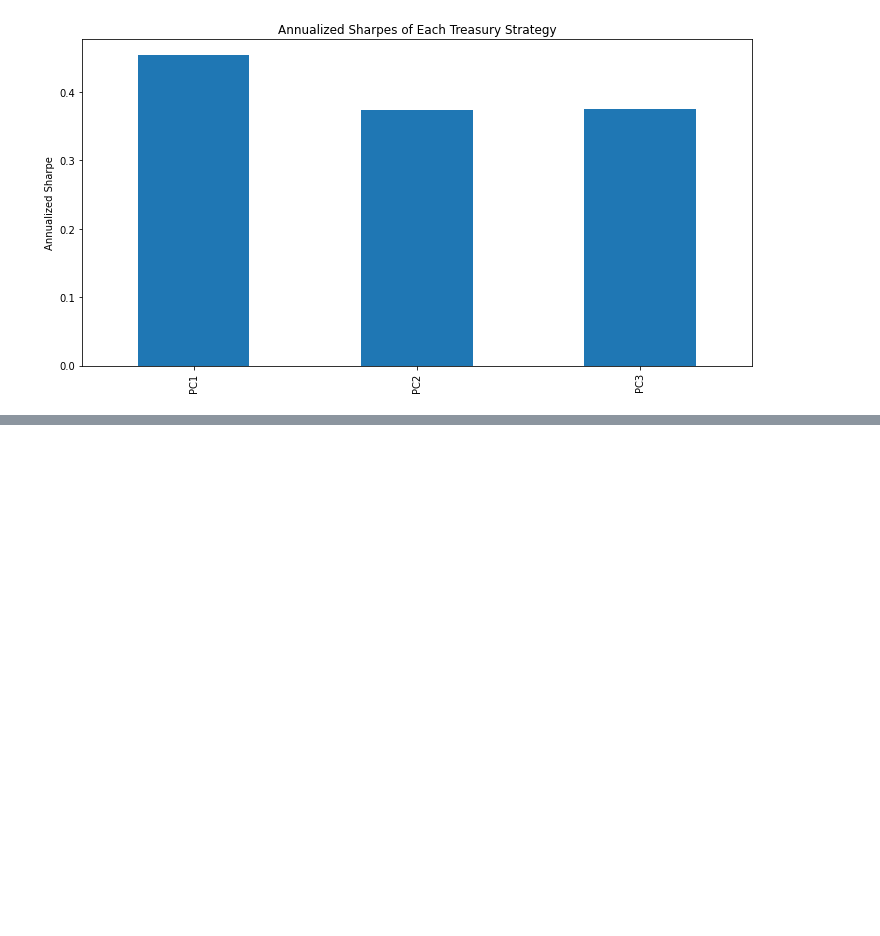
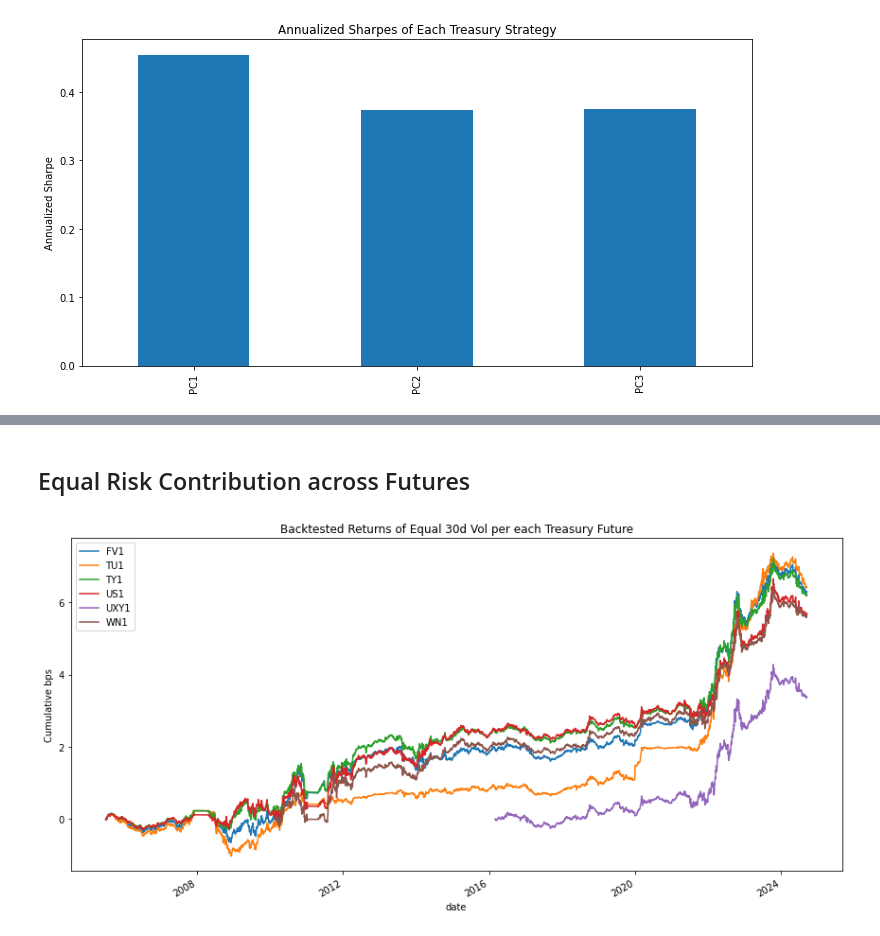
Before and after one commit to diegodalvarez/TreasuryInflationPCA, a Jupyter notebook: root/notebook/BacktestReturns.ipynb, the cells around one changed output, grey strips where cells are left out. Saved outputs shown, nothing was run; the diff lists cells and outputs as text; code cells hidden in the pictures; blank space fills up the shorter version.

Commit message:
ERC per futures
Adding ERC per futures.

```diff
--- a/root/notebook/BacktestReturns.ipynb
+++ b/root/notebook/BacktestReturns.ipynb
@@ -290,0 +300,52 @@ sns.heatmap(
+# %% [markdown]
+## Equal Risk Contribution across Futures
+# %%
+def _get_vol(df: pd.DataFrame, window: int) -> pd.DataFrame:
+
+    df_out = (df.sort_values(
+        "date").
+        assign(
+            roll_vol = lambda x: x.signal_bps.rolling(window = window).std(),
+            lag_vol  = lambda x: x.roll_vol.shift()).
+        dropna())
+
+    return df_out
+
+def plot_erc(df_backtest: pd.DataFrame, window: int = 30) -> plt.Figure:
+
+    df_tmp = (df_backtest[
+        ["date", "variable", "security", "signal_bps"]].
+        groupby(["variable", "security"]).
+        apply(_get_vol, window).
+        reset_index(drop = True).
+        assign(inv_vol = lambda x: 1 / x.lag_vol))
+
+    df_cum = (df_tmp[
+        ["date", "security", "inv_vol"]].
+        groupby(["date", "security"]).
+        agg("sum").
+        reset_index().
+        rename(columns = {"inv_vol": "cum_vol"}))
+
+    (df_tmp.merge(
+        right = df_cum, how = "inner", on = ["date", "security"]).
+        assign(
+            security     = lambda x: x.security.str.split(" ").str[0],
+            weighted_rtn = lambda x: x.inv_vol / x.cum_vol * x.signal_bps)
+        [["date", "security", "weighted_rtn"]].
+        groupby(["date", "security"]).
+        agg("sum").
+        reset_index().
+        rename(columns = {"security": ""}).
+        pivot(index = "date", columns = "", values = "weighted_rtn").
+        cumsum().
+        plot(
+            ylabel  = "Cumulative bps",
+            figsize = (12,6),
+            title   = "Backtested Returns of Equal 30d Vol per each Treasury Future"))
+
+    plt.tight_layout()
+
+plot_erc(df_backtest)
+# %% [output]
+[figure, added]
```
Also changed, not shown: parts of 2 cells of this notebook.
